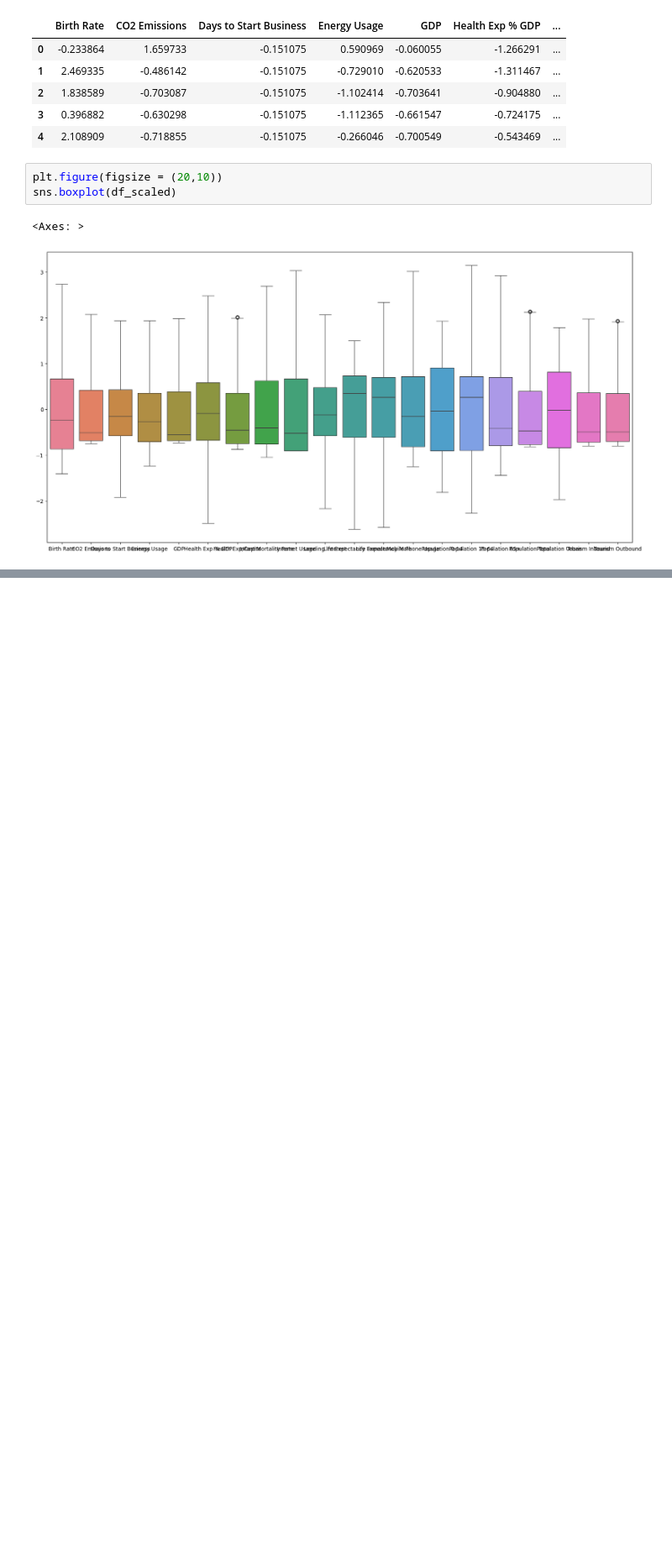
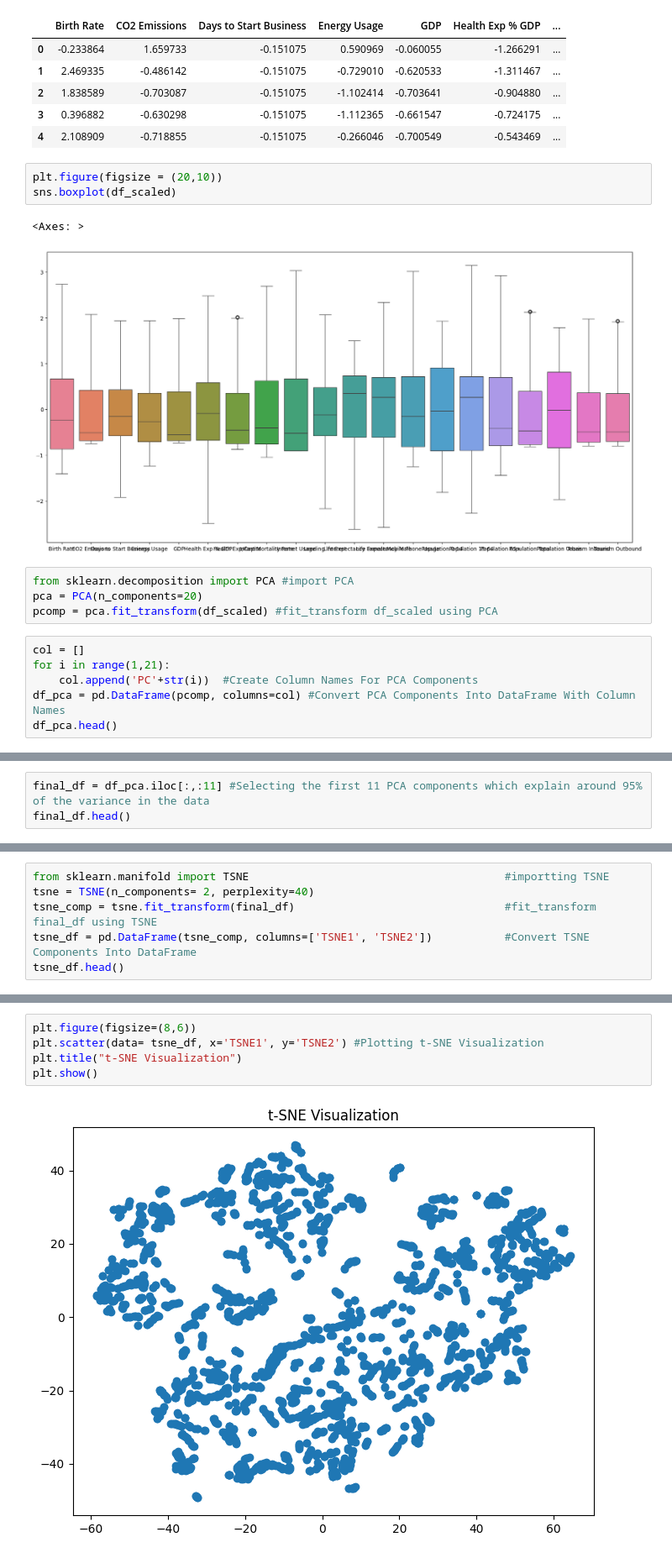
Before and after one commit to rioo09/Country-Classification-Project, a Jupyter notebook: P-651.ipynb, the cells around one changed output, grey strips where cells are left out. Shown at 84% size. Drawn from its saved outputs; the diff is of its cells as text; blank space fills up the shorter version.

```diff
--- a/P-651.ipynb
+++ b/P-651.ipynb
@@ -330,3 +330,13 @@ sns.boxplot(df_scaled)
 # %% [output]
 <Axes: >
 [figure]
+# %%
+from sklearn.decomposition import PCA #import PCA
+pca = PCA(n_components=20)
+pcomp = pca.fit_transform(df_scaled) #fit_transform df_scaled using PCA
+# %%
+col = []
+for i in range(1,21):
+    col.append('PC'+str(i))  #Create Column Names For PCA Components
+df_pca = pd.DataFrame(pcomp, columns=col) #Convert PCA Components Into DataFrame With Column Names
+df_pca.head()
@@ -332,0 +363,3 @@ sns.boxplot(df_scaled)
+# %%
+final_df = df_pca.iloc[:,:11] #Selecting the first 11 PCA components which explain around 95% of the variance in the data
+final_df.head()
@@ -332,0 +373,6 @@ sns.boxplot(df_scaled)
+# %%
+from sklearn.manifold import TSNE                                       #importting TSNE
+tsne = TSNE(n_components= 2, perplexity=40)
+tsne_comp = tsne.fit_transform(final_df)                                #fit_transform final_df using TSNE
+tsne_df = pd.DataFrame(tsne_comp, columns=['TSNE1', 'TSNE2'])           #Convert TSNE Components Into DataFrame
+tsne_df.head()
@@ -332,0 +386,7 @@ sns.boxplot(df_scaled)
+# %%
+plt.figure(figsize=(8,6))
+plt.scatter(data= tsne_df, x='TSNE1', y='TSNE2') #Plotting t-SNE Visualization
+plt.title("t-SNE Visualization")
+plt.show()
+# %% [output]
+[figure, added]
```
Also changed, not shown: parts of 7 cells of this notebook.
